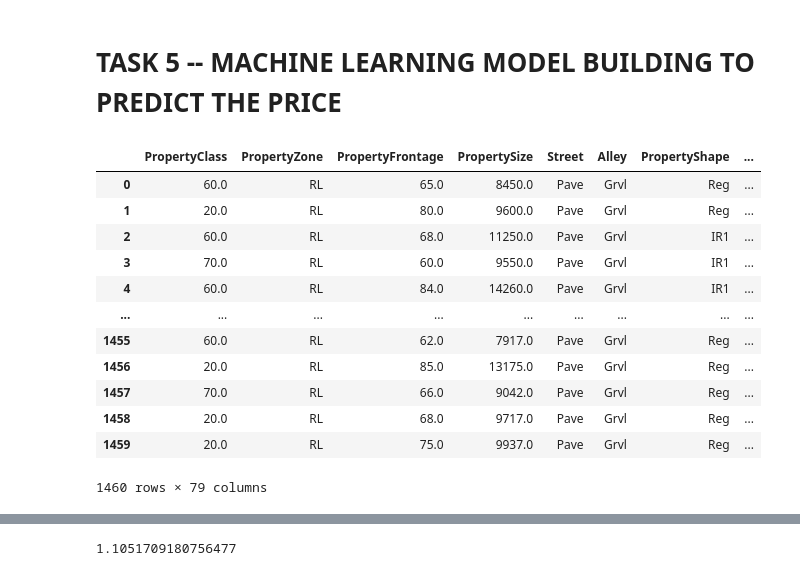
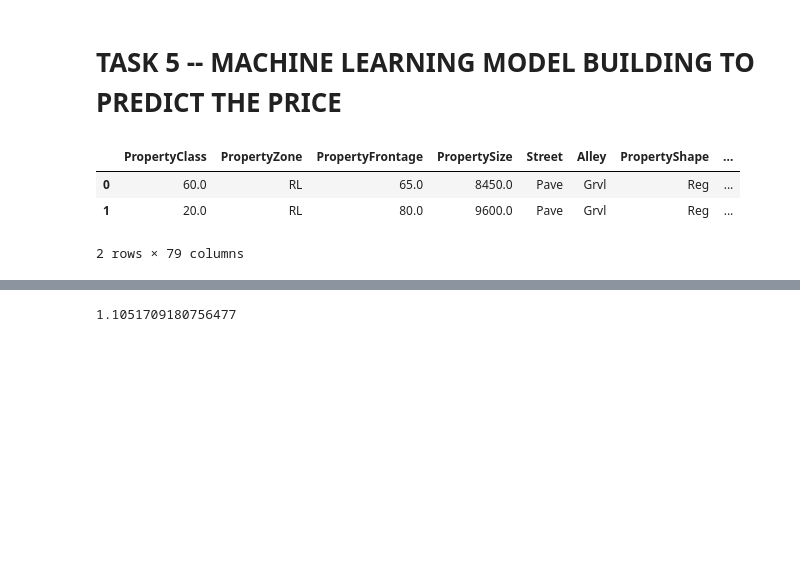
Before and after one commit to Rahulbirle21/Property-Price-Prediction, a Jupyter notebook: Property Price Prediction.ipynb, the cells around one changed output, grey strips where cells are left out. Saved outputs shown, nothing was run; the diff lists cells and outputs as text; code cells hidden in the pictures; blank space fills up the shorter version.

```diff
--- a/Property Price Prediction.ipynb
+++ b/Property Price Prediction.ipynb
@@ -242,21 +213,12 @@ sns.barplot(x=df['PropertyStyle'],y=df['PropPrice'])
 x = df.drop(['PropertyID','PropPrice'],axis=1)
 y = np.log(df['PropPrice'])
 # %%
-x
+x.head(2)
 # %% [output]
 |  | PropertyClass | PropertyZone | PropertyFrontage | PropertySize | Street | Alley | PropertyShape | ... |
 | 0 | 60.0 | RL | 65.0 | 8450.0 | Pave | Grvl | Reg | ... |
 | 1 | 20.0 | RL | 80.0 | 9600.0 | Pave | Grvl | Reg | ... |
-| 2 | 60.0 | RL | 68.0 | 11250.0 | Pave | Grvl | IR1 | ... |
-| 3 | 70.0 | RL | 60.0 | 9550.0 | Pave | Grvl | IR1 | ... |
-| 4 | 60.0 | RL | 84.0 | 14260.0 | Pave | Grvl | IR1 | ... |
-| ... | ... | ... | ... | ... | ... | ... | ... | ... |
-| 1455 | 60.0 | RL | 62.0 | 7917.0 | Pave | Grvl | Reg | ... |
-| 1456 | 20.0 | RL | 85.0 | 13175.0 | Pave | Grvl | Reg | ... |
-| 1457 | 70.0 | RL | 66.0 | 9042.0 | Pave | Grvl | Reg | ... |
-| 1458 | 20.0 | RL | 68.0 | 9717.0 | Pave | Grvl | Reg | ... |
-| 1459 | 20.0 | RL | 75.0 | 9937.0 | Pave | Grvl | Reg | ... |
-1460 rows × 79 columns
+2 rows × 79 columns
 # %%
 # Checking index value of input features (helpful in encoding)
 for i in x.columns:
```
Also changed, not shown: parts of 41 cells of this notebook.
